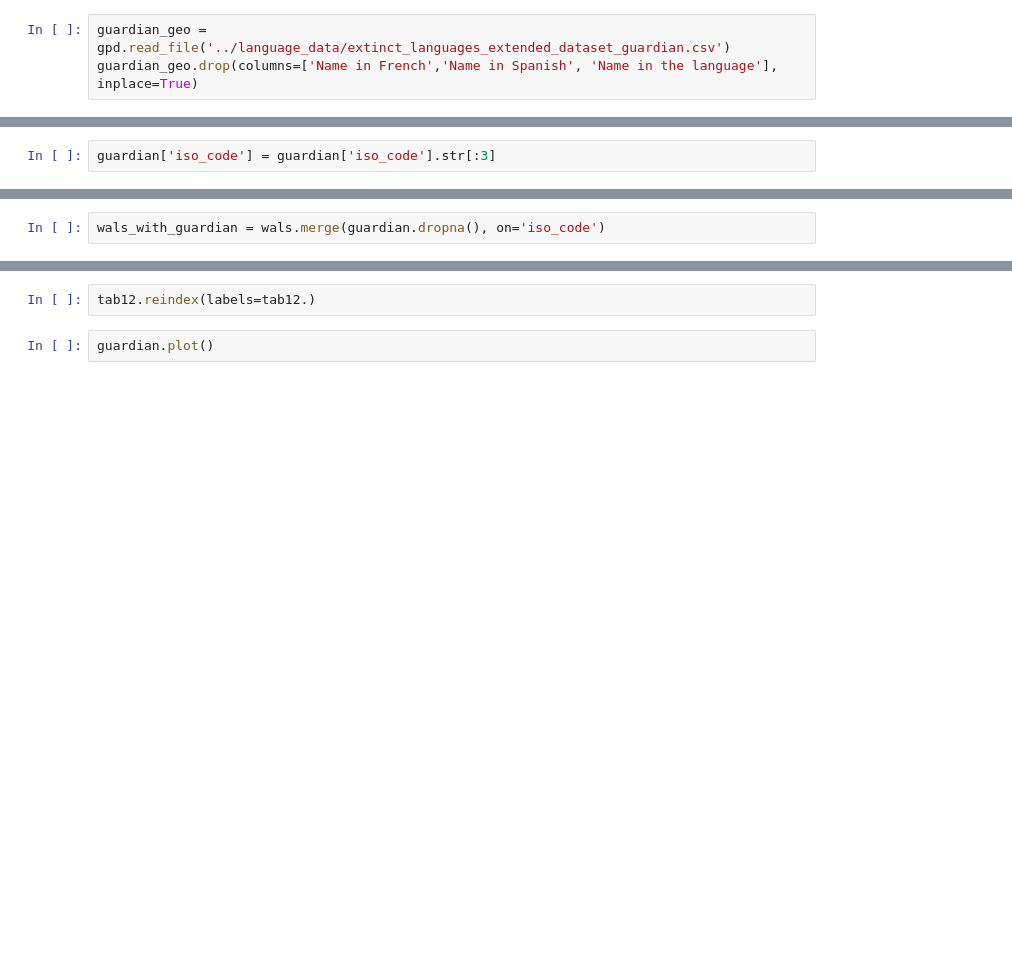
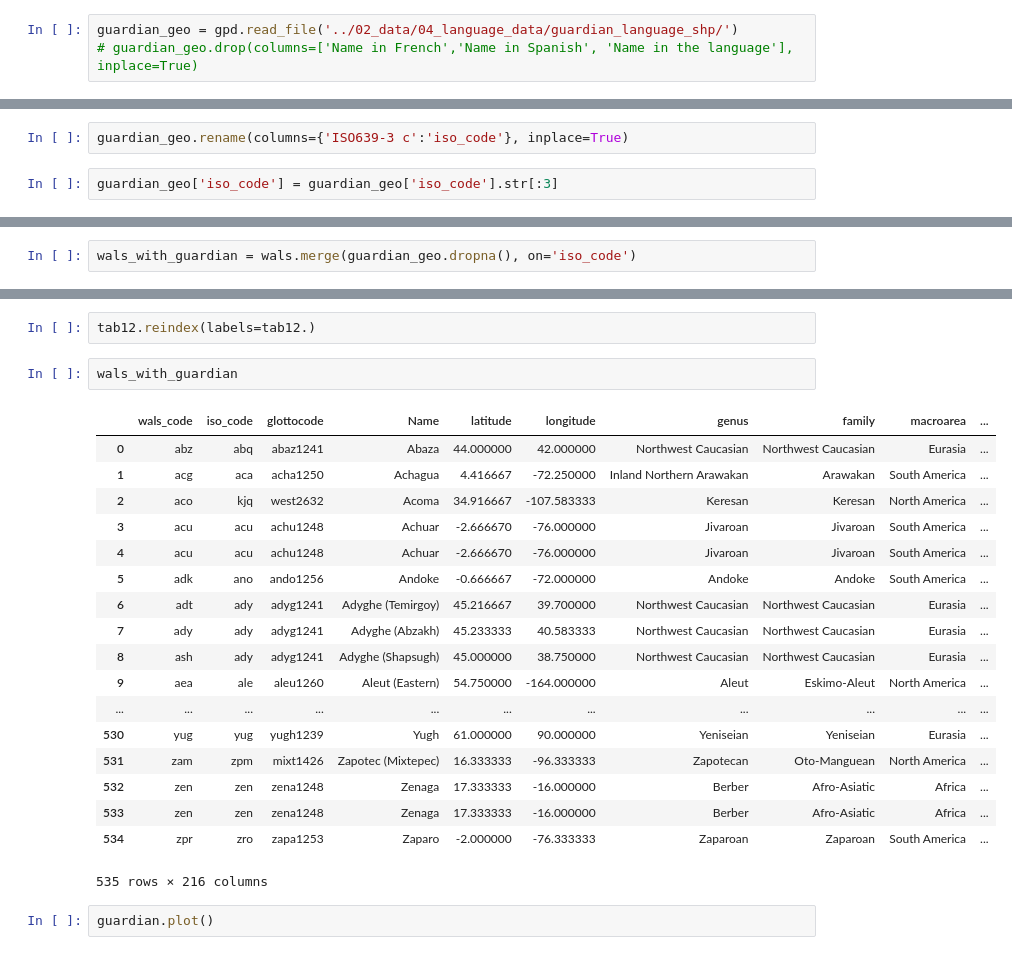
Before and after one commit to micahluedtke/linguistic_biodiversity, a Jupyter notebook: 01_code/Languages.ipynb, the cells around one changed output, grey strips where cells are left out. Drawn from its saved outputs; the diff is of its cells as text; blank space fills up the shorter version.

```diff
--- a/01_code/Languages.ipynb
+++ b/01_code/Languages.ipynb
@@ -28,4 +32,4 @@ guardian = pd.read_csv('../language_data/extinct_languages_extended_dataset_guar
 guardian.drop(columns=['Name in French','Name in Spanish', 'Name in the language'], inplace=True)
 # %%
-guardian_geo = gpd.read_file('../language_data/extinct_languages_extended_dataset_guardian.csv')
-guardian_geo.drop(columns=['Name in French','Name in Spanish', 'Name in the language'], inplace=True)
+guardian_geo = gpd.read_file('../02_data/04_language_data/guardian_language_shp/')
+# guardian_geo.drop(columns=['Name in French','Name in Spanish', 'Name in the language'], inplace=True)
@@ -32,2 +57,4 @@ guardian_geo.drop(columns=['Name in French','Name in Spanish', 'Name in the lang
+# %%
+guardian_geo.rename(columns={'ISO639-3 c':'iso_code'}, inplace=True)
 # %%
-guardian['iso_code'] = guardian['iso_code'].str[:3]
+guardian_geo['iso_code'] = guardian_geo['iso_code'].str[:3]
@@ -61,7 +88,7 @@ wals.head(3)
 | 2 | aba | aau | abau1245 | Abau | -4.00 | 141.250000 | Upper Sepik | Sepik | Papunesia | ... |
 3 rows × 202 columns
 # %%
-wals_with_guardian = wals.merge(guardian.dropna(), on='iso_code')
+wals_with_guardian = wals.merge(guardian_geo.dropna(), on='iso_code')
 # %%
 guardian.shape
 # %% [output]
@@ -361,6 +388,27 @@ Population size             208
 dtype: int64
 # %%
 tab12.reindex(labels=tab12.)
+# %%
+wals_with_guardian
+# %% [output]
+|  | wals_code | iso_code | glottocode | Name | latitude | longitude | genus | family | macroarea | ... |
+| 0 | abz | abq | abaz1241 | Abaza | 44.000000 | 42.000000 | Northwest Caucasian | Northwest Caucasian | Eurasia | ... |
+| 1 | acg | aca | acha1250 | Achagua | 4.416667 | -72.250000 | Inland Northern Arawakan | Arawakan | South America | ... |
+| 2 | aco | kjq | west2632 | Acoma | 34.916667 | -107.583333 | Keresan | Keresan | North America | ... |
+| 3 | acu | acu | achu1248 | Achuar | -2.666670 | -76.000000 | Jivaroan | Jivaroan | South America | ... |
+| 4 | acu | acu | achu1248 | Achuar | -2.666670 | -76.000000 | Jivaroan | Jivaroan | South America | ... |
+| 5 | adk | ano | ando1256 | Andoke | -0.666667 | -72.000000 | Andoke | Andoke | South America | ... |
+| 6 | adt | ady | adyg1241 | Adyghe (Temirgoy) | 45.216667 | 39.700000 | Northwest Caucasian | Northwest Caucasian | Eurasia | ... |
+| 7 | ady | ady | adyg1241 | Adyghe (Abzakh) | 45.233333 | 40.583333 | Northwest Caucasian | Northwest Caucasian | Eurasia | ... |
+| 8 | ash | ady | adyg1241 | Adyghe (Shapsugh) | 45.000000 | 38.750000 | Northwest Caucasian | Northwest Caucasian | Eurasia | ... |
+| 9 | aea | ale | aleu1260 | Aleut (Eastern) | 54.750000 | -164.000000 | Aleut | Eskimo-Aleut | North America | ... |
+| ... | ... | ... | ... | ... | ... | ... | ... | ... | ... | ... |
+| 530 | yug | yug | yugh1239 | Yugh | 61.000000 | 90.000000 | Yeniseian | Yeniseian | Eurasia | ... |
+| 531 | zam | zpm | mixt1426 | Zapotec (Mixtepec) | 16.333333 | -96.333333 | Zapotecan | Oto-Manguean | North America | ... |
+| 532 | zen | zen | zena1248 | Zenaga | 17.333333 | -16.000000 | Berber | Afro-Asiatic | Africa | ... |
+| 533 | zen | zen | zena1248 | Zenaga | 17.333333 | -16.000000 | Berber | Afro-Asiatic | Africa | ... |
+| 534 | zpr | zro | zapa1253 | Zaparo | -2.000000 | -76.333333 | Zaparoan | Zaparoan | South America | ... |
+535 rows × 216 columns
 # %%
 guardian.plot()
 # %% [output]
```
Also changed, not shown: parts of 19 cells of this notebook.
